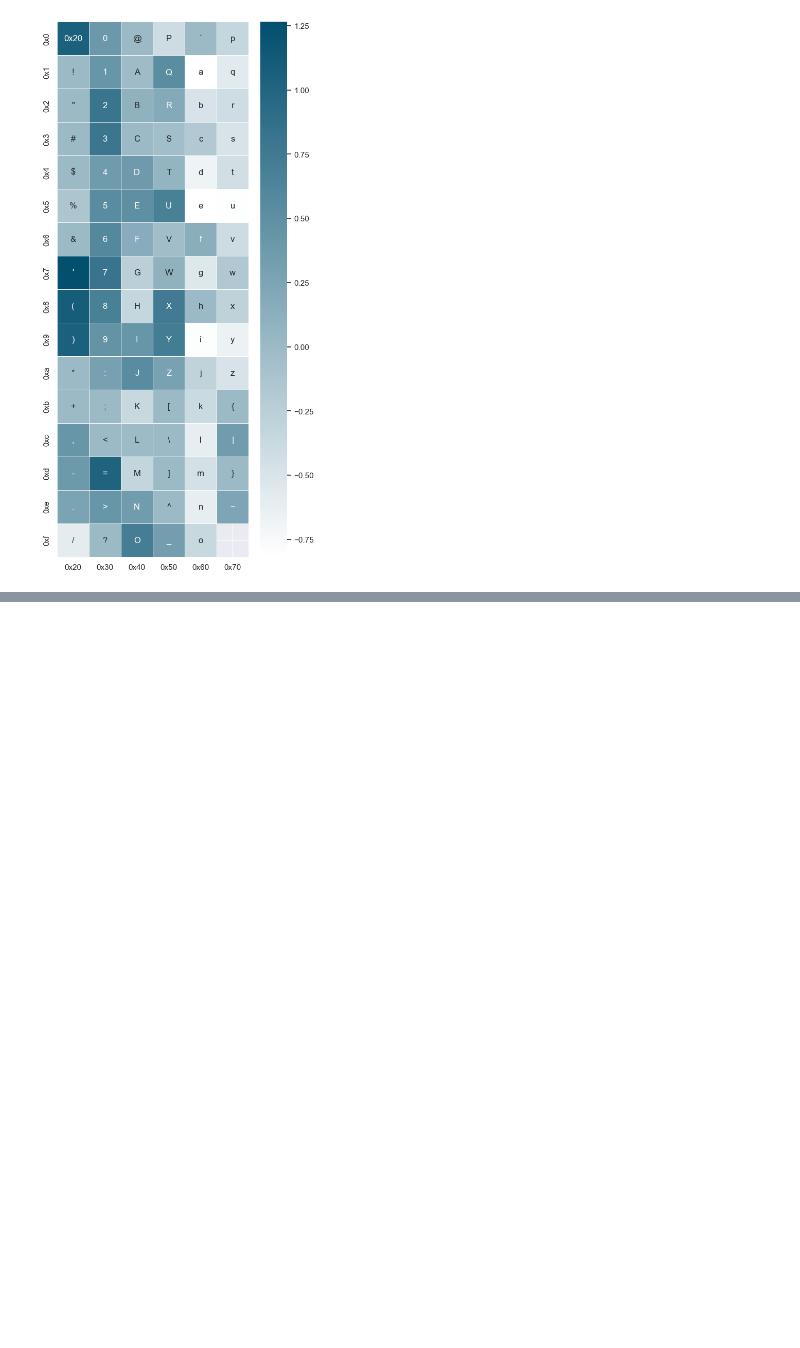
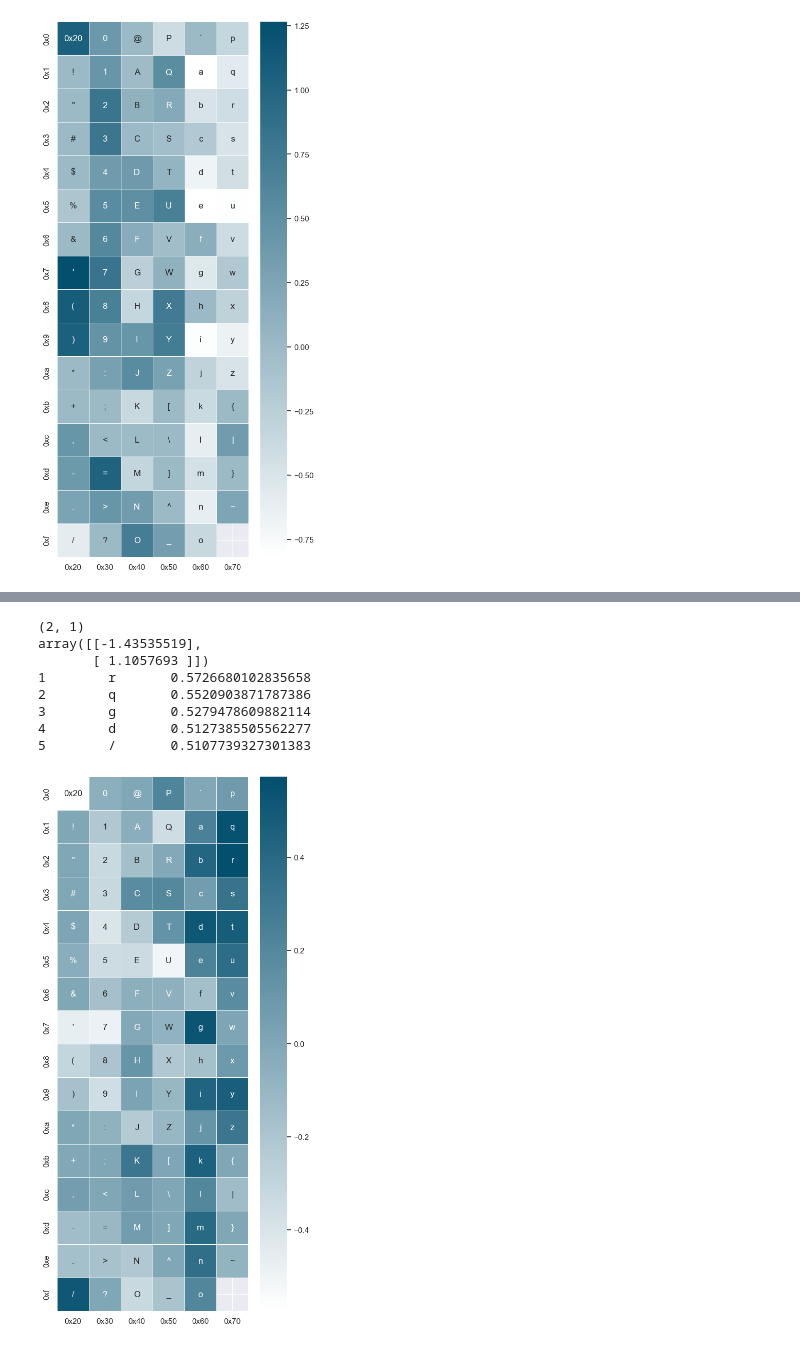
Before and after one commit to jdwhitaker/hybrid-vigor, a Jupyter notebook: main.ipynb, the cells around one changed output, grey strips where cells are left out. Drawn from its saved outputs; the diff is of its cells as text; code cells hidden in the pictures; blank space fills up the shorter version.

```diff
--- a/main.ipynb
+++ b/main.ipynb
@@ -280,35 +254,0 @@ pprint.pprint(deep_nn_classifier.predict([path_to_vector(attack)]))
-# %%
-## Node A: Counter-indicative (-1.453)
-coefficients = [(render_printable(i), deep_nn_classifier.coefs_[0][i][0]) for i in range(len(deep_nn_classifier.coefs_[0]))]
-reshaped_keys = [[None for i in range(int((len(coefficients)/16)+1))] for i in range(16)]
-reshaped_values = [[None for i in range(int((len(coefficients)/16)+1))] for j in range(16)]
-for index in range(0, len(coefficients)):
-    character_code = index + 0x20
-    i0 = index % 16
-    i1 = index // 16
-    print(index, character_code, i0, i1, coefficients[index][0], coefficients[index][1])
-    reshaped_keys[i0][i1] = coefficients[index][0]
-    reshaped_values[i0][i1] = coefficients[index][1]
-
-reshaped_keys = pd.DataFrame(reshaped_keys)
-print(reshaped_keys.shape)
-reshaped_values = pd.DataFrame(reshaped_values)
-print(reshaped_values.shape)
-
-
-colors = ["#ffffff", "#024f6e"]
-sns.set_theme()
-my_cmap = sns.blend_palette(colors, as_cmap = True)
-# Draw a heatmap with the numeric values in each cell
-f, ax = plt.subplots(figsize=(6, 13.5))
-fig = sns.heatmap(
-    reshaped_values,
-    annot=reshaped_keys,
-    fmt='',
-    linewidths=.5,
-    ax=ax,
-    cmap=my_cmap,
-    xticklabels=[hex(i) for i in range(0x20,0x7e+1,16)],
-    yticklabels=[hex(i) for i in range(0,16)]
-).get_figure()
-fig.savefig('images/deep-classifier-coefficients-NodeA.png')
@@ -352,0 +255,18 @@ pprint.pprint(sorted_coefficients[:10])
+# %%
+## DNN Node A: Counter-indicative (-1.453)
+pprint.pprint(numpy.array(deep_nn_classifier.coefs_[1]).shape)
+pprint.pprint(deep_nn_classifier.coefs_[1])
+dnn_a_coefs = get_coefs(deep_nn_classifier,0,0)
+print_top_coefs(dnn_a_coefs, n=5)
+fig = coefs_heatmap(dnn_a_coefs)
+fig.savefig('images/deep-classifier-coefficients-NodeA.png')
+# %% [output]
+(2, 1)
+array([[-1.43535519],
+       [ 1.1057693 ]])
+1        r       0.5726680102835658
+2        q       0.5520903871787386
+3        g       0.5279478609882114
+4        d       0.5127385505562277
+5        /       0.5107739327301383
+[figure, added]
```
Also changed, not shown: parts of 9 cells of this notebook.
